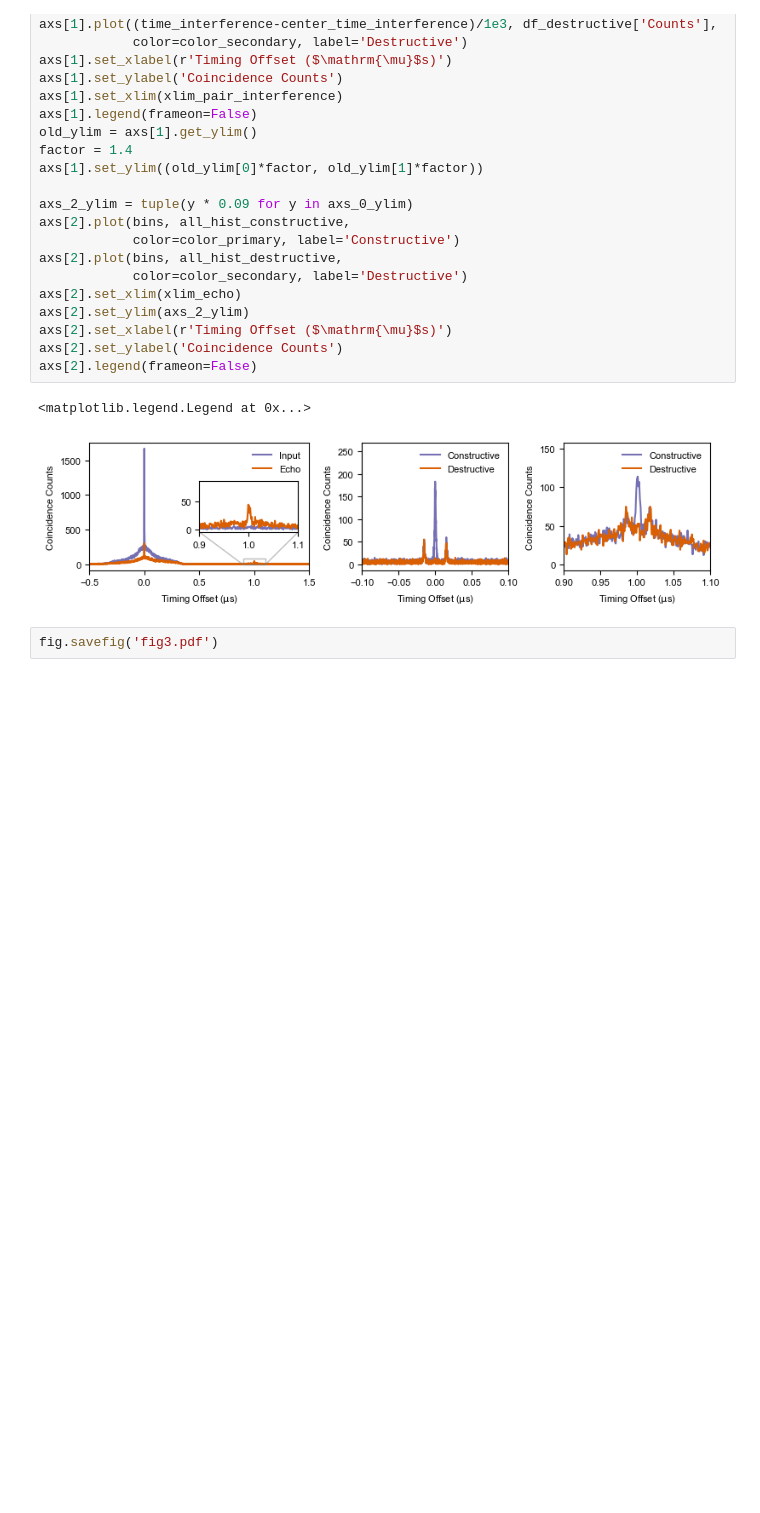
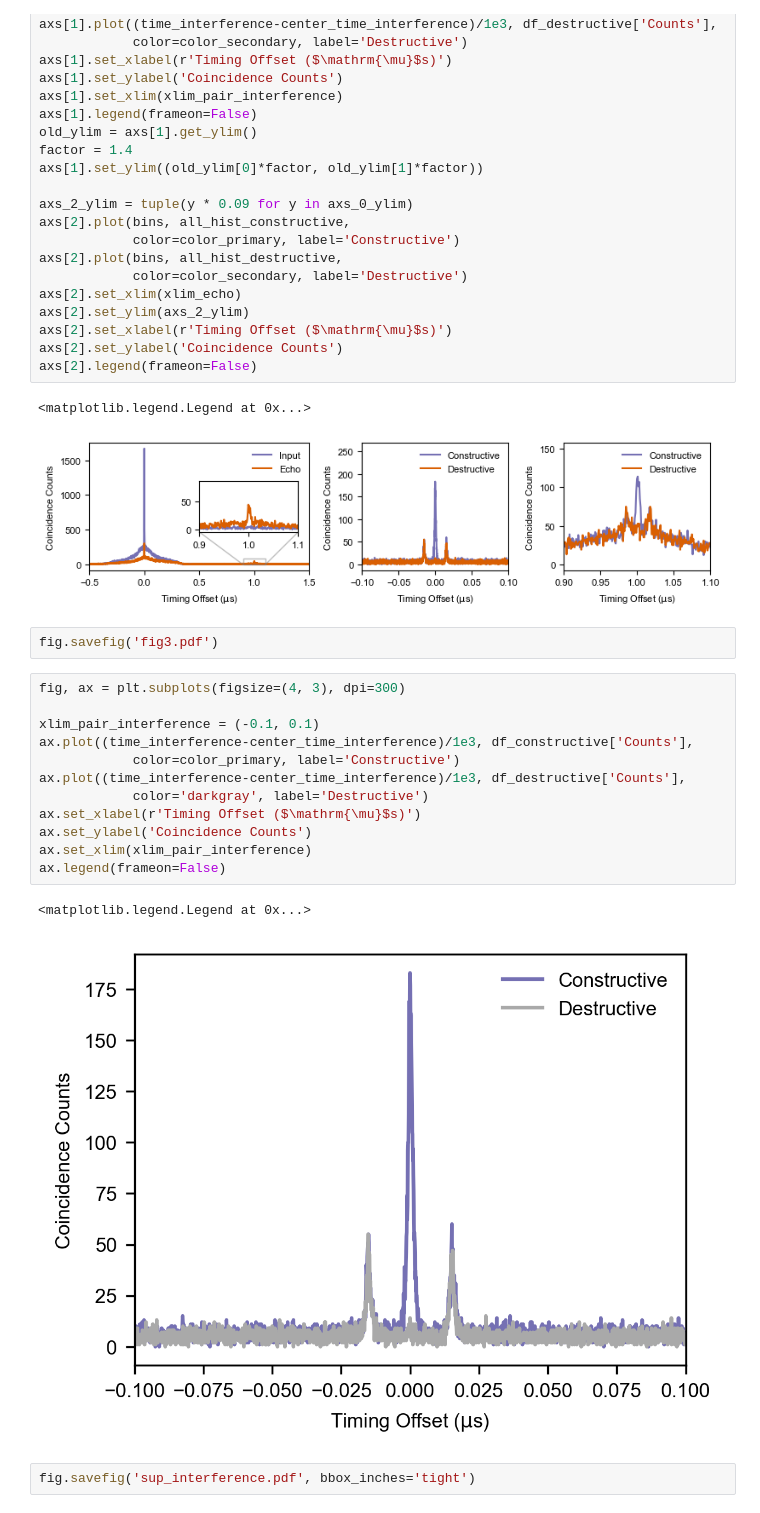
Before and after one commit to Alex-Kolar/lab-plotting, a Jupyter notebook: ring_resonators/paper_figures/figure_3_v2.ipynb, the cells around one changed output. Cells and saved outputs as stored; diff of their text form; blank space fills up the shorter version.

Commit message:
Add final versions of plots for paper

```diff
--- a/ring_resonators/paper_figures/figure_3_v2.ipynb
+++ b/ring_resonators/paper_figures/figure_3_v2.ipynb
@@ -300,3 +300,20 @@ axs[2].legend(frameon=False)
 [figure]
 # %%
 fig.savefig('fig3.pdf')
+# %%
+fig, ax = plt.subplots(figsize=(4, 3), dpi=300)
+
+xlim_pair_interference = (-0.1, 0.1)
+ax.plot((time_interference-center_time_interference)/1e3, df_constructive['Counts'],
+            color=color_primary, label='Constructive')
+ax.plot((time_interference-center_time_interference)/1e3, df_destructive['Counts'],
+            color='darkgray', label='Destructive')
+ax.set_xlabel(r'Timing Offset ($\mathrm{\mu}$s)')
+ax.set_ylabel('Coincidence Counts')
+ax.set_xlim(xlim_pair_interference)
+ax.legend(frameon=False)
+# %% [output]
+<matplotlib.legend.Legend at 0x...>
+[figure, added]
+# %%
+fig.savefig('sup_interference.pdf', bbox_inches='tight')
```
Also changed, not shown: 8 other files.
